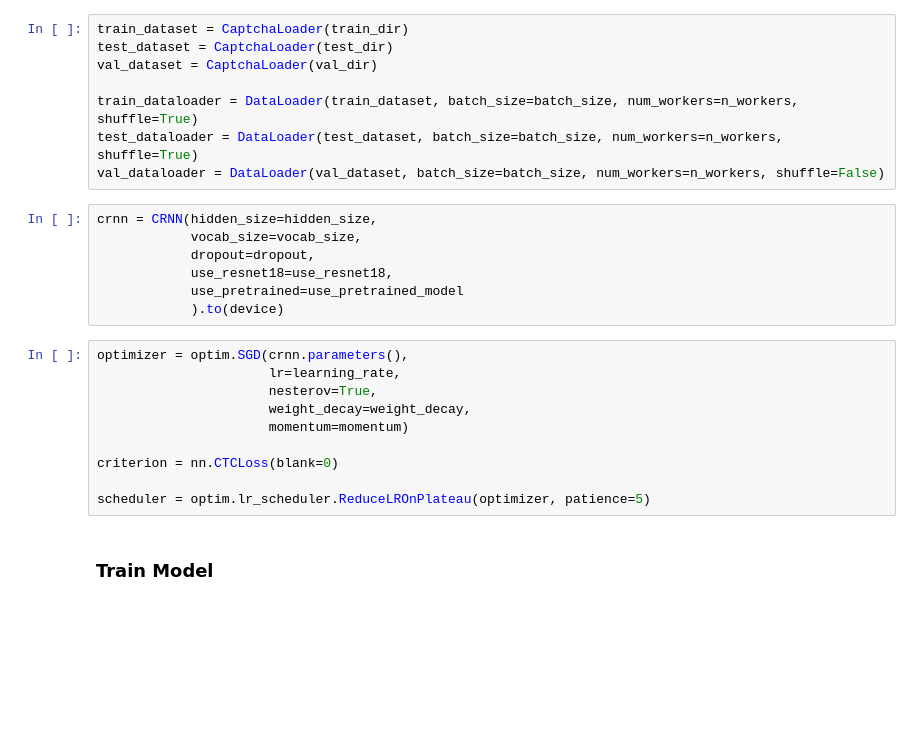
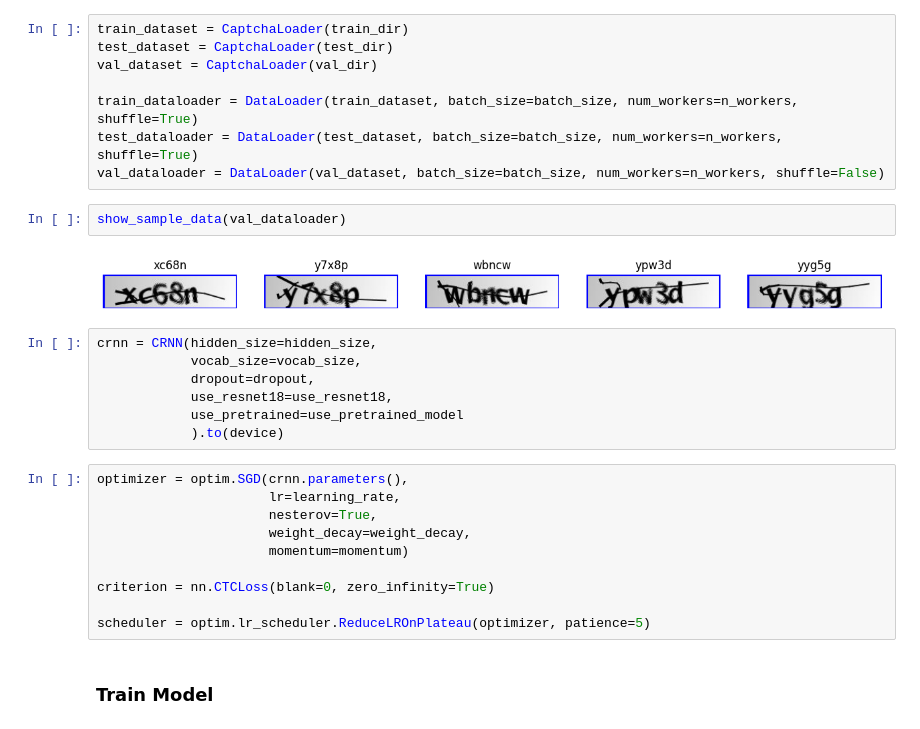
Before and after one commit to mirko-sommer/hs-pytorch-ocr, a Jupyter notebook: src/run_captcha.ipynb, the cells around one changed output. Saved outputs shown, nothing was run; the diff lists cells and outputs as text; blank space fills up the shorter version.

```diff
--- a/src/run_captcha.ipynb
+++ b/src/run_captcha.ipynb
@@ -72,6 +75,10 @@ val_dataset = CaptchaLoader(val_dir)
 train_dataloader = DataLoader(train_dataset, batch_size=batch_size, num_workers=n_workers, shuffle=True)
 test_dataloader = DataLoader(test_dataset, batch_size=batch_size, num_workers=n_workers, shuffle=True)
 val_dataloader = DataLoader(val_dataset, batch_size=batch_size, num_workers=n_workers, shuffle=False)
+# %%
+show_sample_data(val_dataloader)
+# %% [output]
+[figure, added]
 # %%
 crnn = CRNN(hidden_size=hidden_size,
             vocab_size=vocab_size,
@@ -86,7 +93,7 @@ optimizer = optim.SGD(crnn.parameters(),
                       weight_decay=weight_decay,
                       momentum=momentum)
 
-criterion = nn.CTCLoss(blank=0)
+criterion = nn.CTCLoss(blank=0, zero_infinity=True)
 
 scheduler = optim.lr_scheduler.ReduceLROnPlateau(optimizer, patience=5)
 # %% [markdown]
```
Also changed, not shown: parts of 9 cells of this notebook, 4 other files.
